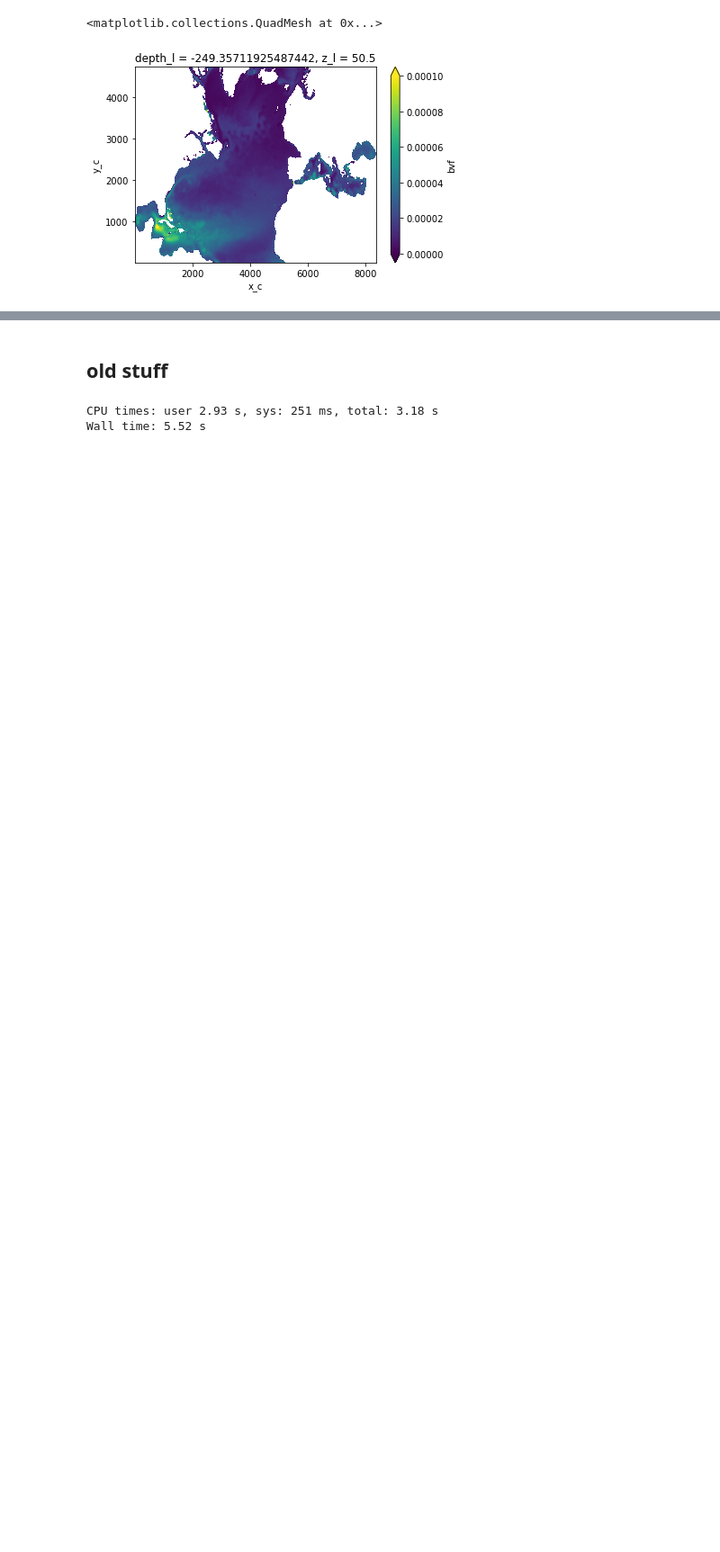
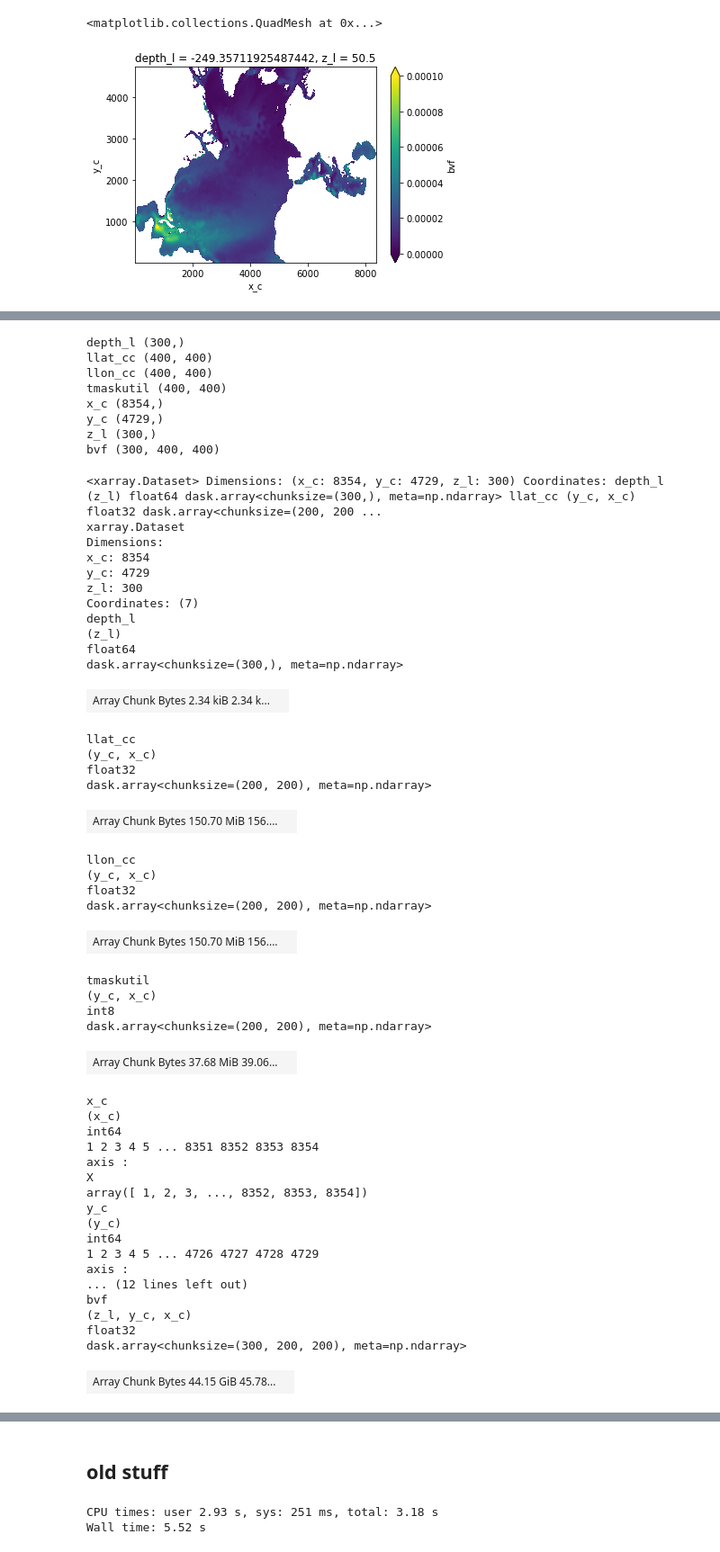
Before and after one commit to NoeLahaye/ITideNATL, a Jupyter notebook: code/compute_mean_stratif.ipynb, the cells around one changed output, grey strips where cells are left out. Shown at 90% size. Cells and saved outputs as stored; diff of their text form; code cells hidden in the pictures; blank space fills up the shorter version.

```diff
--- a/code/compute_mean_stratif.ipynb
+++ b/code/compute_mean_stratif.ipynb
@@ -312,0 +316,62 @@ ds_re.bvf.isel(z_l=50).where(ds_re.tmaskutil).plot(vmin=0, vmax=1e-4)
+# %%
+ds_re = xr.open_zarr(out_file)
+ds_re = ds_re.chunk({"x_c":200, "y_c":200})
+for k in ds_re.coords.values():
+    print(k.name, k.encoding.pop("chunks", None))
+for k in ds_re.data_vars.values():
+    print(k.name, k.encoding.pop("chunks", None))
+ds_re
+# %% [output]
+depth_l (300,)
+llat_cc (400, 400)
+llon_cc (400, 400)
+tmaskutil (400, 400)
+x_c (8354,)
+y_c (4729,)
+z_l (300,)
+bvf (300, 400, 400)
+<xarray.Dataset> Dimensions: (x_c: 8354, y_c: 4729, z_l: 300) Coordinates: depth_l (z_l) float64 dask.array<chunksize=(300,), meta=np.ndarray> llat_cc (y_c, x_c) float32 dask.array<chunksize=(200, 200 ...
+xarray.Dataset
+Dimensions:
+x_c: 8354
+y_c: 4729
+z_l: 300
+Coordinates: (7)
+depth_l
+(z_l)
+float64
+dask.array<chunksize=(300,), meta=np.ndarray>
+| Array Chunk Bytes 2.34 kiB 2.34 k... |  |
+llat_cc
+(y_c, x_c)
+float32
+dask.array<chunksize=(200, 200), meta=np.ndarray>
+| Array Chunk Bytes 150.70 MiB 156.... |  |
+llon_cc
+(y_c, x_c)
+float32
+dask.array<chunksize=(200, 200), meta=np.ndarray>
+| Array Chunk Bytes 150.70 MiB 156.... |  |
+tmaskutil
+(y_c, x_c)
+int8
+dask.array<chunksize=(200, 200), meta=np.ndarray>
+| Array Chunk Bytes 37.68 MiB 39.06... |  |
+x_c
+(x_c)
+int64
+1 2 3 4 5 ... 8351 8352 8353 8354
+axis :
+X
+array([ 1, 2, 3, ..., 8352, 8353, 8354])
+y_c
+(y_c)
+int64
+1 2 3 4 5 ... 4726 4727 4728 4729
+axis :
+... (12 lines left out)
+bvf
+(z_l, y_c, x_c)
+float32
+dask.array<chunksize=(300, 200, 200), meta=np.ndarray>
+| Array Chunk Bytes 44.15 GiB 45.78... |  |
```
Also changed, not shown: parts of 5 cells of this notebook, 2 other files.
